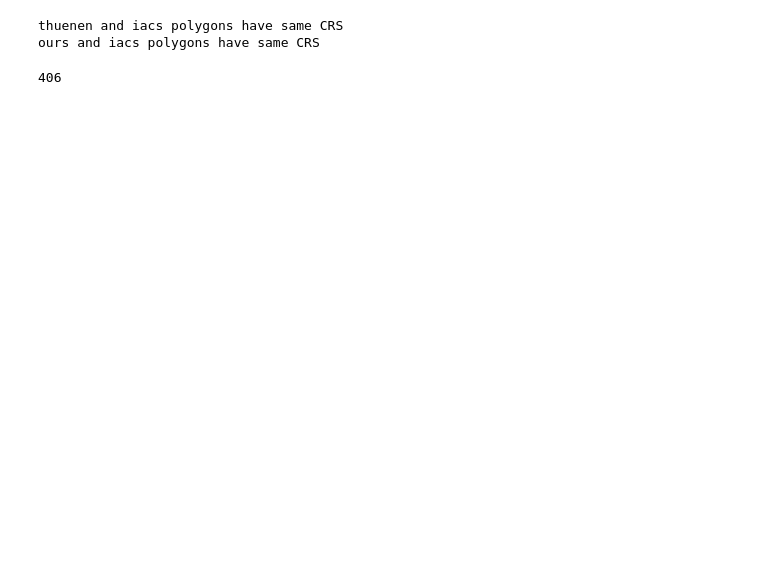
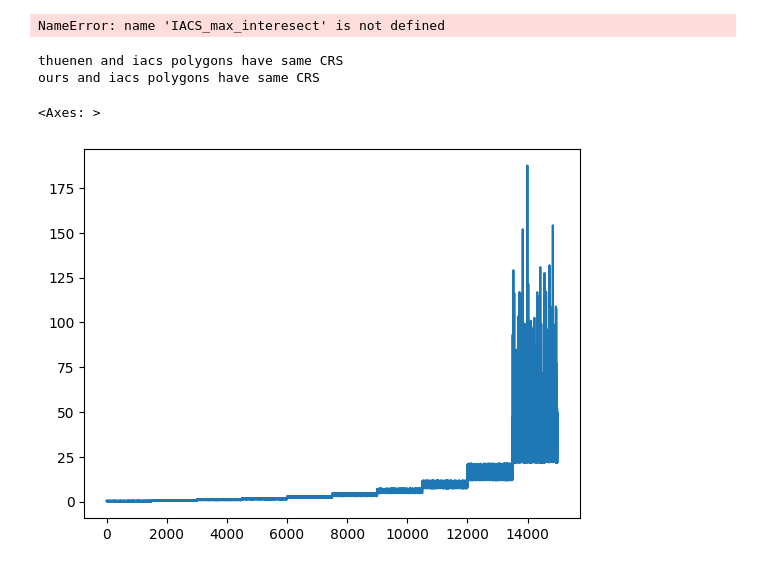
Before and after one commit to florus82/FieldWaterUseTools, a Jupyter notebook: fieldTools/Workflow/10_Comparison_Thuenen.ipynb, the cells around one changed output. Cells and saved outputs as stored; diff of their text form; code cells hidden in the pictures; blank space fills up the shorter version.

```diff
--- a/fieldTools/Workflow/10_Comparison_Thuenen.ipynb
+++ b/fieldTools/Workflow/10_Comparison_Thuenen.ipynb
@@ -48,3 +98,29 @@ print()
+# %%
+th_iacs_list, th_other_list, mean_our_list, median_our_list, maskL = [], [], [], [], []
+for t1 in range(0,6,1):
+    for t2 in range(0,6,1):
+        t_hu = t1/10
+        t_iacs = t2/10
+        res_mask = IACS_max_interesect['rel_HU_overlap'].gt(t_hu) & IACS_max_interesect['rel_IACS_overlap'].gt(t_iacs)
+        print(IACS_max_interesect[res_mask]['IoU'].mean())
+
+        maskL.append(mask)
+        th_iacs_list.append(t_iacs)
+        th_other_list.append(t_hu)
+        mean_our_list.append(IACS_max_interesect[res_mask]['IoU'].mean())
+        median_our_list.append(IACS_max_interesect[res_mask]['IoU'].median())
+
+df = pd.DataFrame({
+    'MaskVersion': 'Raster',
+    'Threshold on overlap with IACS': th_iacs_list,
+    'Threshold on overlap with Other': th_other_list,
+    'Mean Our polygons': mean_our_list,
+    'Median Our polygons': median_our_list
+})
+
+df.to_csv(f"{thuenen_path}TEMP/raster_comparison_result_{mask}.csv", index=False)
+# %% [output]
+NameError: name 'IACS_max_interesect' is not defined
 # %%
 our_polygons = gpd.read_file(polygonized_file)
 # thuenen_polygons = gpd.read_file(thuenen_file)
@@ -104,6 +189,11 @@ iacs_sample = (
 # %% [output]
 thuenen and iacs polygons have same CRS
 ours and iacs polygons have same CRS
+# %%
+iacs_sample['IACS_AREA_ha'].plot()
+# %% [output]
+<Axes: >
+[figure, added]
 # %%
 # intersect our polygons with sample with IACS
 intersections_IACS_OURS = gpd.overlay(our_polygons_filtered, iacs_sample, how='intersection')
@@ -124,4 +224,0 @@ best_match_ours = intersections_IACS_OURS[(intersections_IACS_OURS['OVERLAP_AREA
-# %%
-best_match_ours['OUR_FIELD_ID'].duplicated().sum()
-# %% [output]
-406
```
Also changed, not shown: parts of 18 cells of this notebook, 8 other files.
